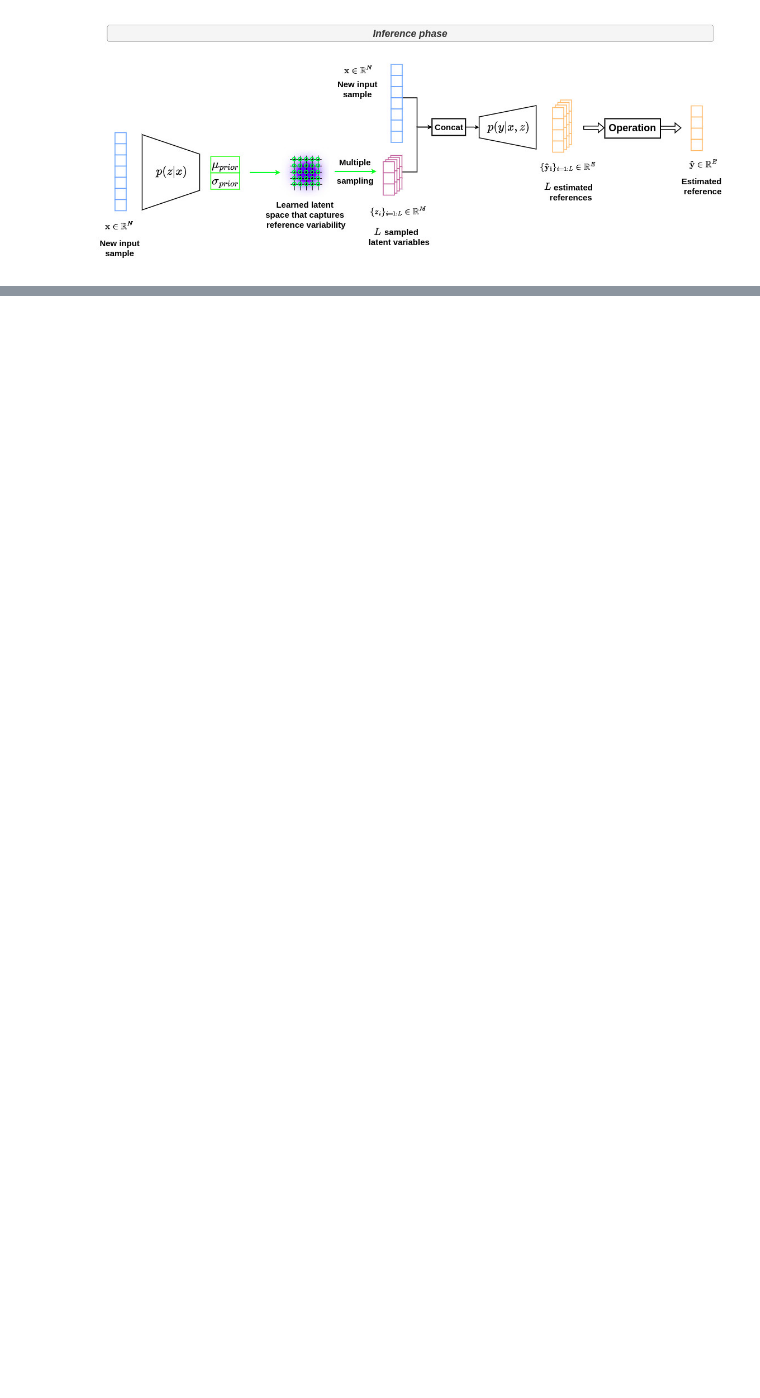
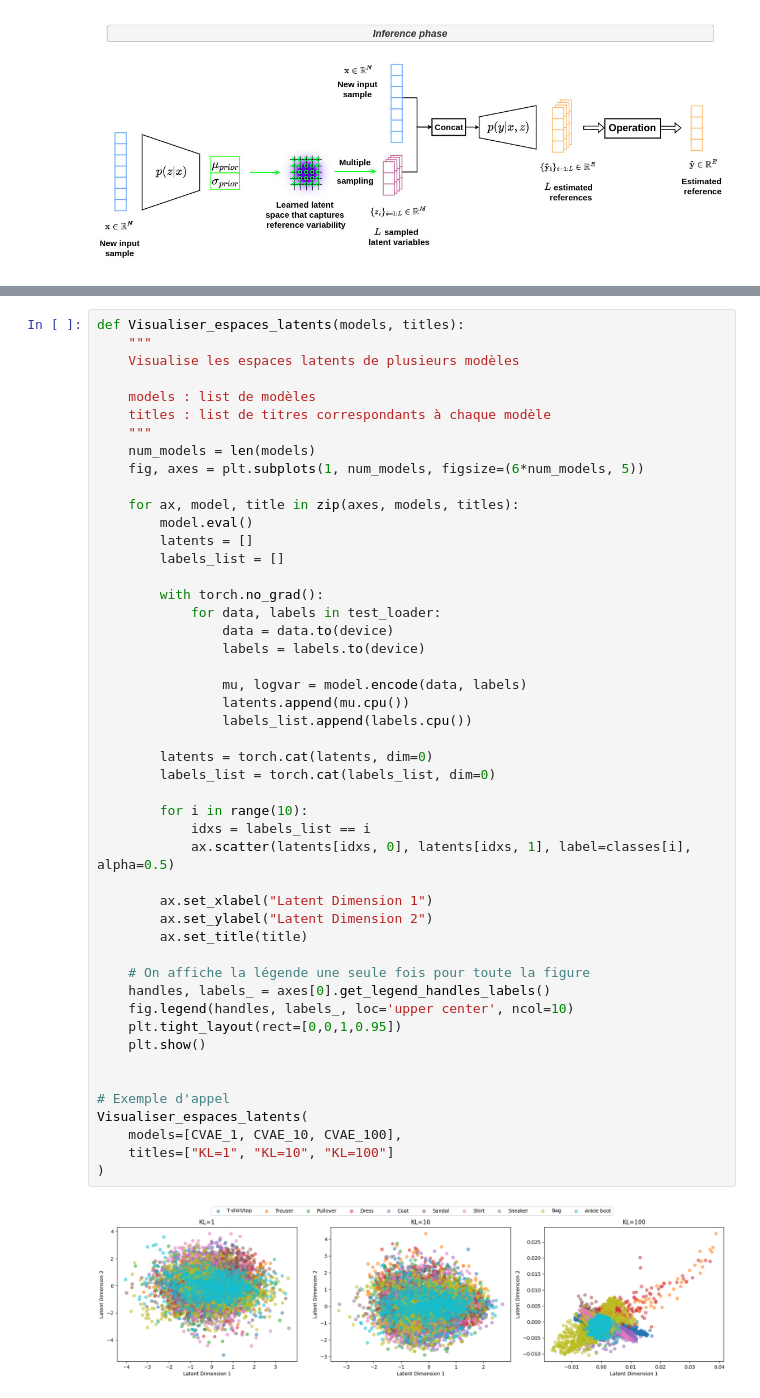
Before and after one commit to Viictordvd/High-Dimensional-and-Deep-Learning, a Jupyter notebook: Projet-2-VAECond/Conditional VAEs copy.ipynb, the cells around one changed output, grey strips where cells are left out. Saved outputs shown, nothing was run; the diff lists cells and outputs as text; blank space fills up the shorter version.

Commit message:
visualisation espace latent

```diff
--- a/Projet-2-VAECond/Conditional VAEs copy.ipynb
+++ b/Projet-2-VAECond/Conditional VAEs copy.ipynb
@@ -267,0 +244,50 @@ plot_latent_space(CVAE_100,test_dataset, device, kl_weight=100)
+# %%
+def Visualiser_espaces_latents(models, titles):
+    """
+    Visualise les espaces latents de plusieurs modèles
+
+    models : list de modèles
+    titles : list de titres correspondants à chaque modèle
+    """
+    num_models = len(models)
+    fig, axes = plt.subplots(1, num_models, figsize=(6*num_models, 5))
+
+    for ax, model, title in zip(axes, models, titles):
+        model.eval()
+        latents = []
+        labels_list = []
+
+        with torch.no_grad():
+            for data, labels in test_loader:
+                data = data.to(device)
+                labels = labels.to(device)
+
+                mu, logvar = model.encode(data, labels)
+                latents.append(mu.cpu())
+                labels_list.append(labels.cpu())
+
+        latents = torch.cat(latents, dim=0)
+        labels_list = torch.cat(labels_list, dim=0)
+
+        for i in range(10):
+            idxs = labels_list == i
+            ax.scatter(latents[idxs, 0], latents[idxs, 1], label=classes[i], alpha=0.5)
+
+        ax.set_xlabel("Latent Dimension 1")
+        ax.set_ylabel("Latent Dimension 2")
+        ax.set_title(title)
+
+    # On affiche la légende une seule fois pour toute la figure
+    handles, labels_ = axes[0].get_legend_handles_labels()
+    fig.legend(handles, labels_, loc='upper center', ncol=10)
+    plt.tight_layout(rect=[0,0,1,0.95])
+    plt.show()
+
+
+# Exemple d'appel
+Visualiser_espaces_latents(
+    models=[CVAE_1, CVAE_10, CVAE_100],
+    titles=["KL=1", "KL=10", "KL=100"]
+)
+# %% [output]
+[figure, added]
```
Also changed, not shown: parts of 13 cells of this notebook.
